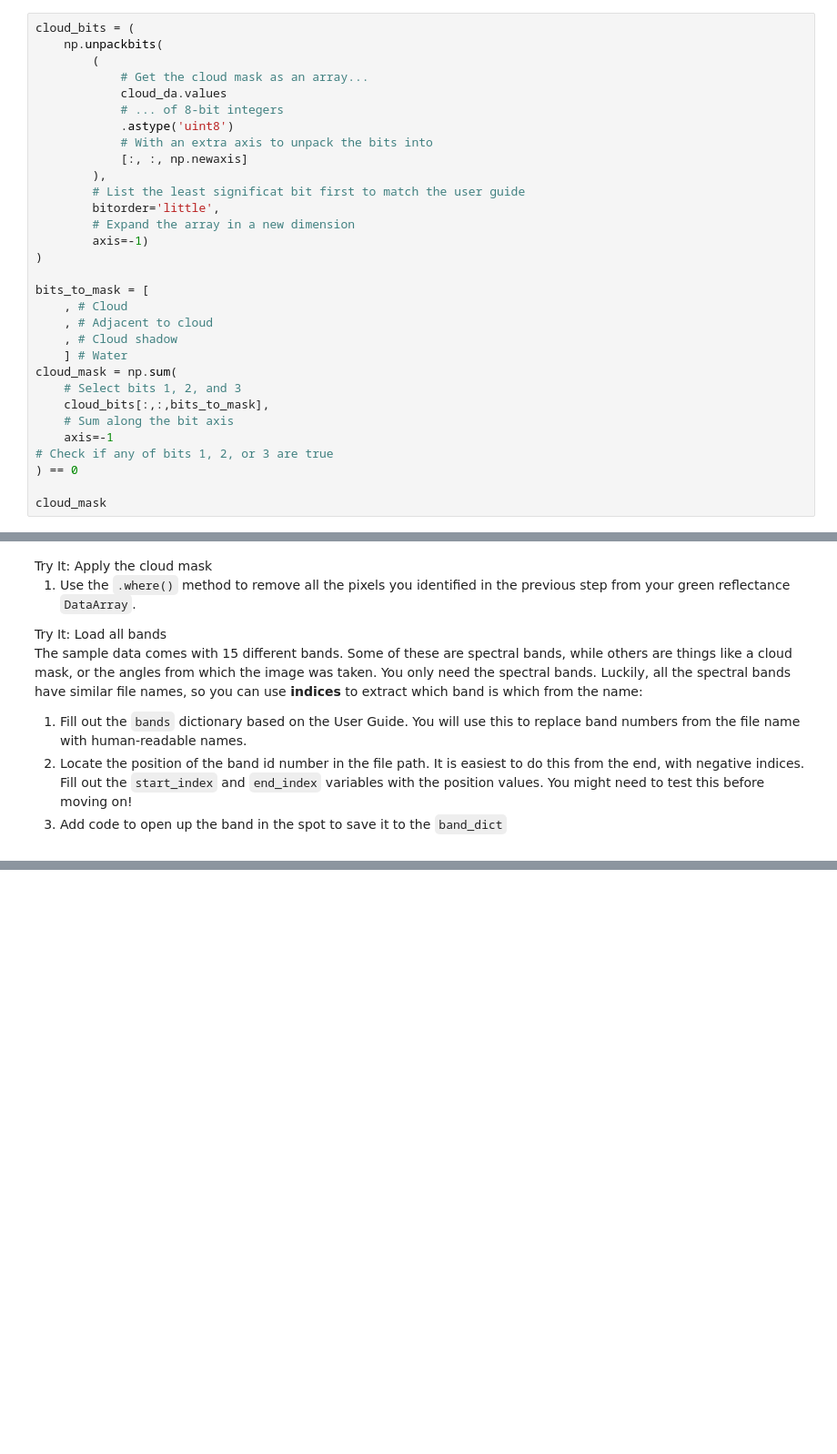
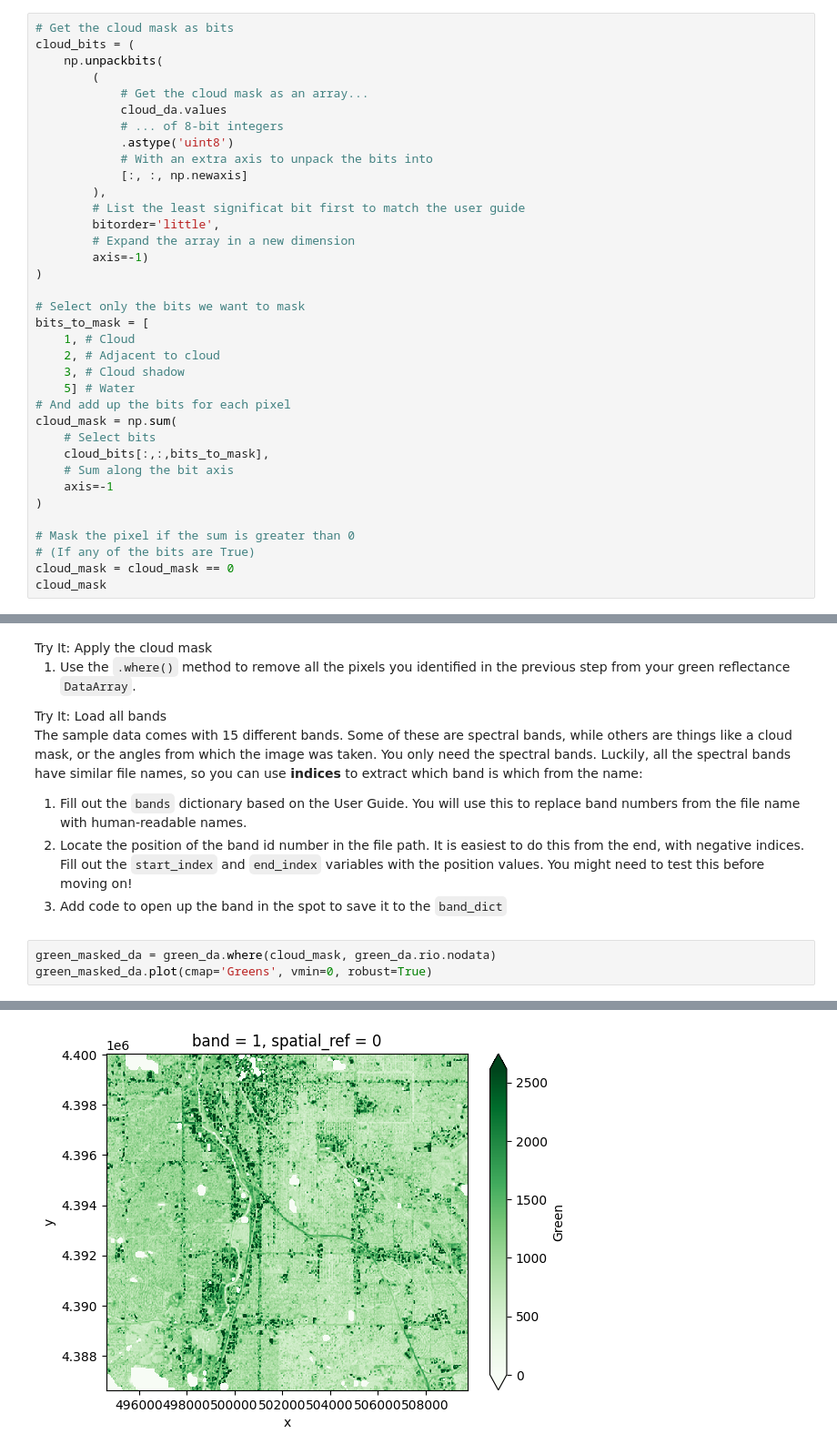
Before and after one commit to earthlab-education/fundamentals-04-redlining-atticusbaker, a Jupyter notebook: notebooks/redlining-32-wrangle-multispectral.ipynb, the cells around one changed output, grey strips where cells are left out. Shown at 91% size. Saved outputs shown, nothing was run; the diff lists cells and outputs as text; blank space fills up the shorter version.

```diff
--- a/notebooks/redlining-32-wrangle-multispectral.ipynb
+++ b/notebooks/redlining-32-wrangle-multispectral.ipynb
@@ -168,4 +201,5 @@ may confuse our greenspace analogy)</li>
 # %%
+# Get the cloud mask as bits
 cloud_bits = (
     np.unpackbits(
         (
@@ -182,17 +216,21 @@ cloud_bits = (
         axis=-1)
 )
 
+# Select only the bits we want to mask
 bits_to_mask = [
-    , # Cloud
-    , # Adjacent to cloud
-    , # Cloud shadow
-    ] # Water
+    1, # Cloud
+    2, # Adjacent to cloud
+    3, # Cloud shadow
+    5] # Water
+# And add up the bits for each pixel
 cloud_mask = np.sum(
-    # Select bits 1, 2, and 3
+    # Select bits
     cloud_bits[:,:,bits_to_mask],
     # Sum along the bit axis
     axis=-1
-# Check if any of bits 1, 2, or 3 are true
-) == 0
+)
 
+# Mask the pixel if the sum is greater than 0
+# (If any of the bits are True)
+cloud_mask = cloud_mask == 0
 cloud_mask
@@ -220,3 +266,7 @@ position values. You might need to test this before moving on!</li>
 <li>Add code to open up the band in the spot to save it to the
 <code>band_dict</code></li>
 </ol></div></div>
+# %%
+green_masked_da = green_da.where(cloud_mask, green_da.rio.nodata)
+green_masked_da.plot(cmap='Greens', vmin=0, robust=True)
+# %% [output]
@@ -223,3 +274,4 @@ position values. You might need to test this before moving on!</li>
+[figure, added]
 # %%
 # Define band labels
 bands = {
```
Also changed, not shown: parts of 8 cells of this notebook, 3 other files.
